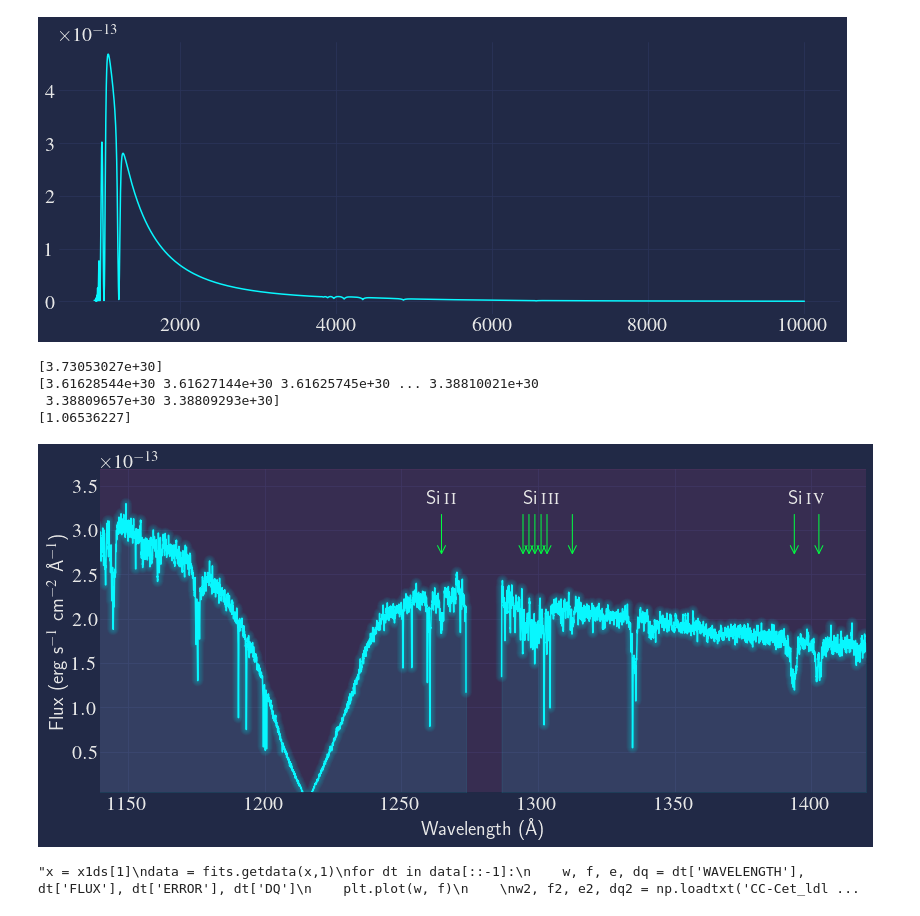
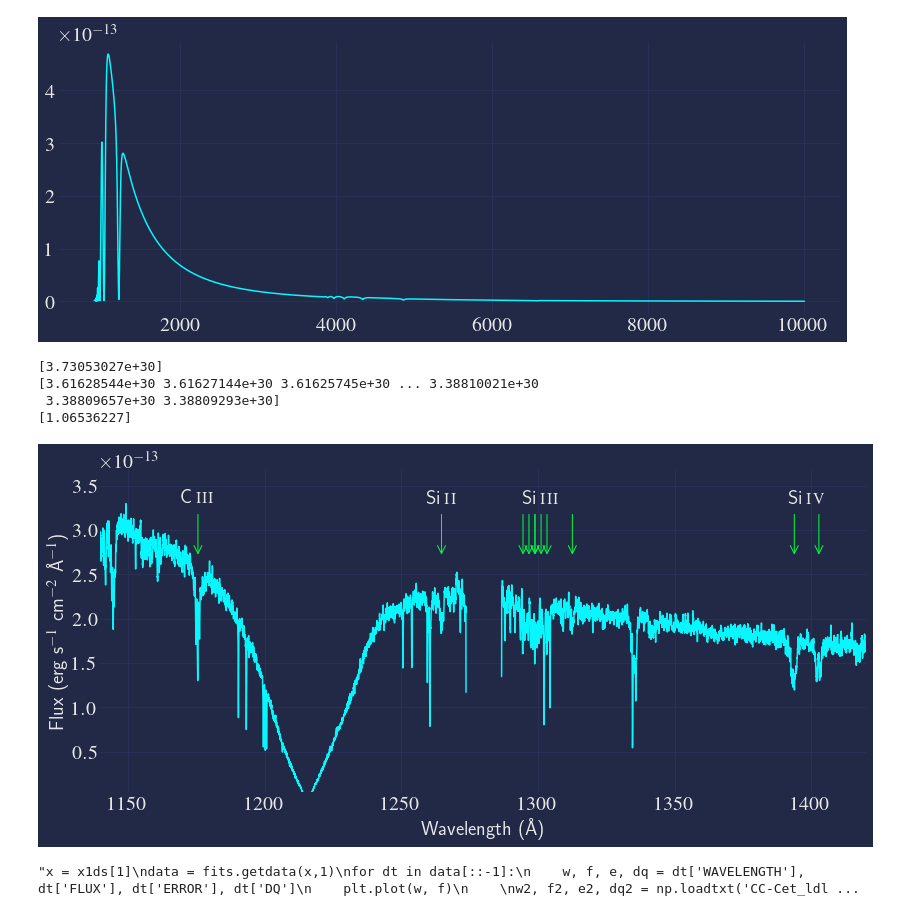
Before and after one commit to davidjwilson/pceb, a Jupyter notebook: cc_cet/cc_cet_cp.ipynb, the cells around one changed output. Cells and saved outputs as stored; diff of their text form; code cells hidden in the pictures.

```diff
--- a/cc_cet/cc_cet_cp.ipynb
+++ b/cc_cet/cc_cet_cp.ipynb
@@ -246,10 +246,17 @@ plt.ylabel('Flux (erg s$^{-1}$ cm$^{-2}$ \AA$^{-1}$)')
 plt.xlim(1140, 1420)
 plt.ylim(0.4e-14, 3.69e-13)
 
-# names = ['Si\,{\sc ii}', 'Si\,{\sc iii}', 'Si\,{\sc iv}', 'C\,{\sc iii}']
-# lines = [si2, si3, si4, [np.mean(c3)]]
+
+# plt.plot(wb, mf1/(normfac1*normfac2), c='C1', lw=2)
+plt.plot([1000, 1500], [3.75e-13, 3.75e-13], c='C1')
+# mplcyberpunk.add_glow_effects()
+# mplcyberpunk.make_lines_glow()
+# mplcyberpunk.add_underglow()
+
+names = ['Si\,{\sc ii}', 'Si\,{\sc iii}', 'Si\,{\sc iv}', 'C\,{\sc iii}']
+lines = [si2, si3, si4, [np.mean(c3)]]
 for name, si in zip(names, lines):
-#     [plt.axvline(line, ls='--', c='C3', alpha=0.5, zorder=-10) for line in si]
+    # [plt.axvline(line, ls='--', c='C3', alpha=0.5, zorder=-10) for line in si]
     [plt.annotate('',(line, 2.7e-13), xytext=(line, 3.2e-13),arrowprops=dict(arrowstyle='->', color='C3'), horizontalalignment='center') for line in si]
     plt.annotate(name,(np.mean(si), 3.e-13), xytext=(np.mean(si), 3.3e-13), horizontalalignment='center', bbox=dict(facecolor='none', edgecolor='none', alpha=0.5))
 
@@ -271,40 +278,35 @@ for a in alllines:
     C |= (wb> a-0.5)&(wb <a+0.5)
 mask = ~C
 
 normfac = leastsq(residuals, 1., args=(fb[mask], mf1[mask]))[0]
 
 print(normfac)
 
 
 # define the model
 ext = F99(Rv=3.1)
 
 p = 8.23807235942898e-3
 r = (0.0179*u.Rsun).to(u.m)
 dm = ((1/p)*u.pc).to(u.m)
 red = ext.extinguish(wb*u.AA, Ebv=0.021)
 
 normfac1 = (1e8)/(np.pi*((r/dm)**2)*red)
 print(normfac1)
 
 normfac2 = leastsq(residuals, 1., args=(fb[mask], (mf1/normfac1)[mask]))[0]
 print(normfac2)
 
-# plt.plot(wb, mf1/(normfac1*normfac2), c='C1', lw=2)
-plt.plot([1000, 1500], [3.75e-13, 3.75e-13], c='C1')
-mplcyberpunk.add_glow_effects()
-# mplcyberpunk.make_lines_glow()
-# mplcyberpunk.add_underglow()
 
 plt.tight_layout()
 # plt.savefig('plots/cc_cet_cos.pdf', dpi=300)
-plt.savefig('plots/cp_plots/cc_cet_cos_cp.png',dpi=300)
+plt.savefig('plots/cp_plots/cc_cet_cos_cp_noglow.png',dpi=150)
 # %% [output]
 [3.73053027e+30]
 [3.61628544e+30 3.61627144e+30 3.61625745e+30 ... 3.38810021e+30
  3.38809657e+30 3.38809293e+30]
 [1.06536227]
-[figure, old version]
+[figure, new version]
 # %%
 """x = x1ds[1]
 data = fits.getdata(x,1)
```
Also changed, not shown: parts of 6 cells of this notebook, 19 other files.
